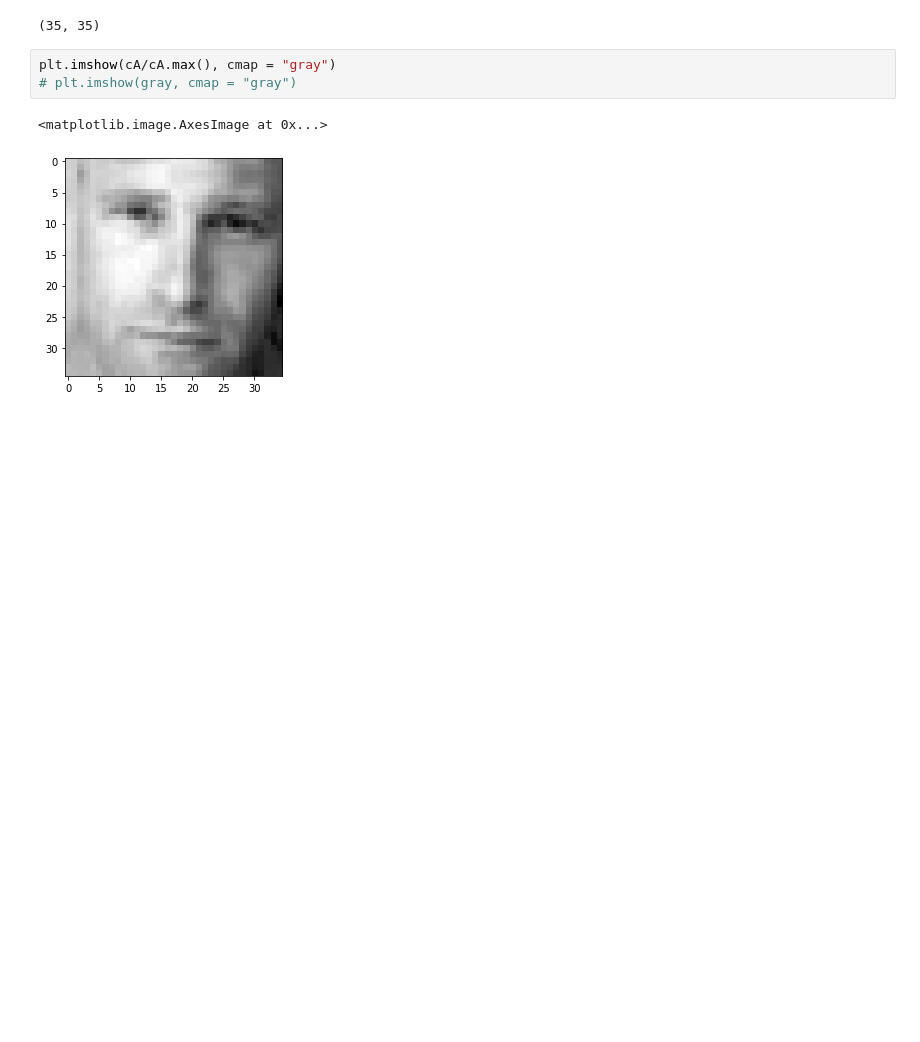
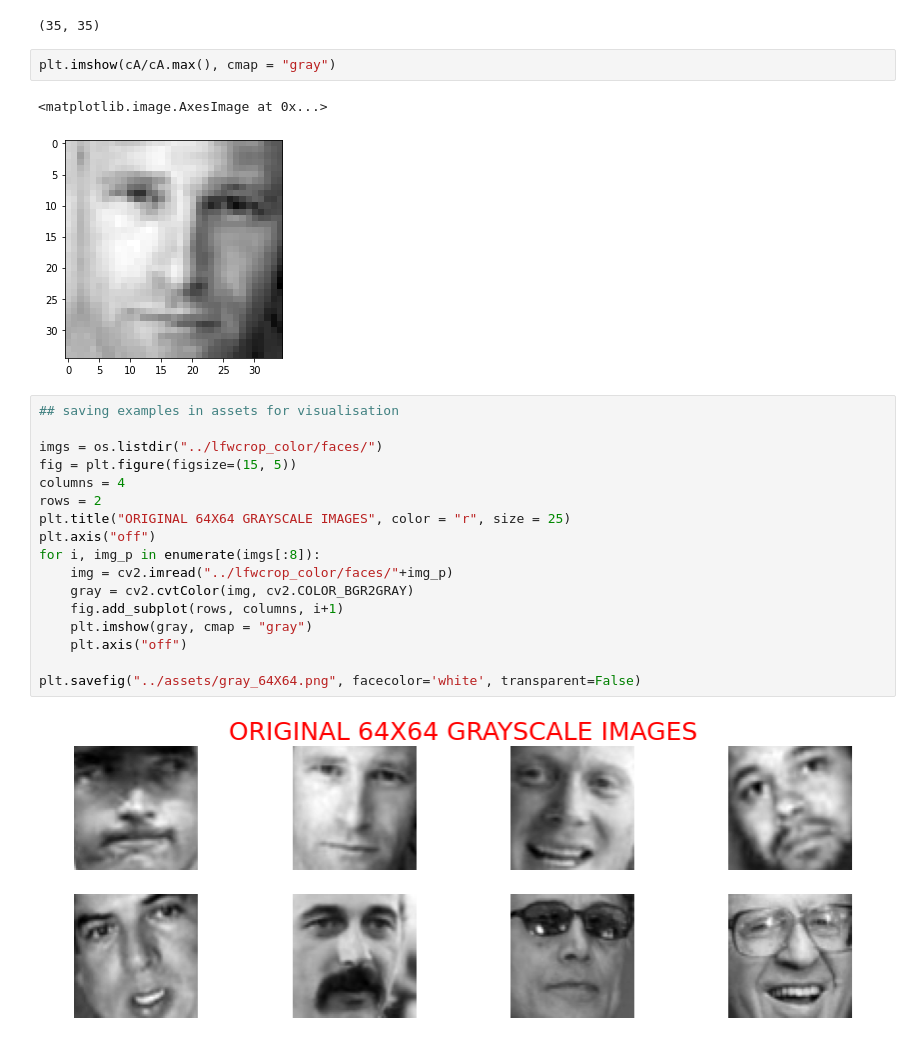
Before and after one commit to tech-wiz18/Soft-Computing, a Jupyter notebook: notebooks/wavelets_expt.ipynb, the cells around one changed output. Cells and saved outputs as stored; diff of their text form; blank space fills up the shorter version.

```diff
--- a/notebooks/wavelets_expt.ipynb
+++ b/notebooks/wavelets_expt.ipynb
@@ -22,7 +23,25 @@ cA.shape
 (35, 35)
 # %%
 plt.imshow(cA/cA.max(), cmap = "gray")
-# plt.imshow(gray, cmap = "gray")
 # %% [output]
 <matplotlib.image.AxesImage at 0x...>
 [figure]
+# %%
+## saving examples in assets for visualisation
+
+imgs = os.listdir("../lfwcrop_color/faces/")
+fig = plt.figure(figsize=(15, 5))
+columns = 4
+rows = 2
+plt.title("ORIGINAL 64X64 GRAYSCALE IMAGES", color = "r", size = 25)
+plt.axis("off")
+for i, img_p in enumerate(imgs[:8]):
+    img = cv2.imread("../lfwcrop_color/faces/"+img_p)
+    gray = cv2.cvtColor(img, cv2.COLOR_BGR2GRAY)
+    fig.add_subplot(rows, columns, i+1)
+    plt.imshow(gray, cmap = "gray")
+    plt.axis("off")
+
+plt.savefig("../assets/gray_64X64.png", facecolor='white', transparent=False)
+# %% [output]
+[figure, added]
```
Also changed, not shown: parts of 2 cells of this notebook, 4 other files.
